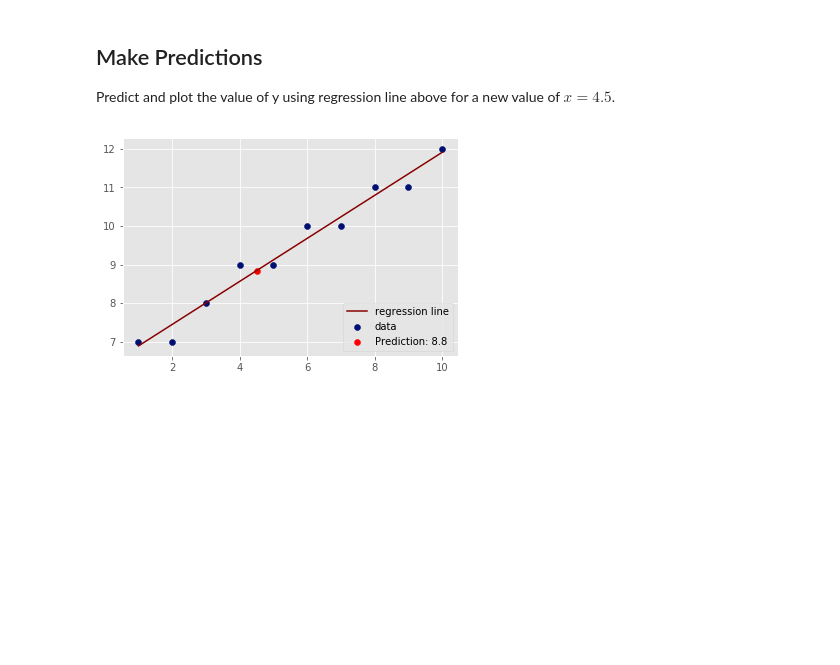
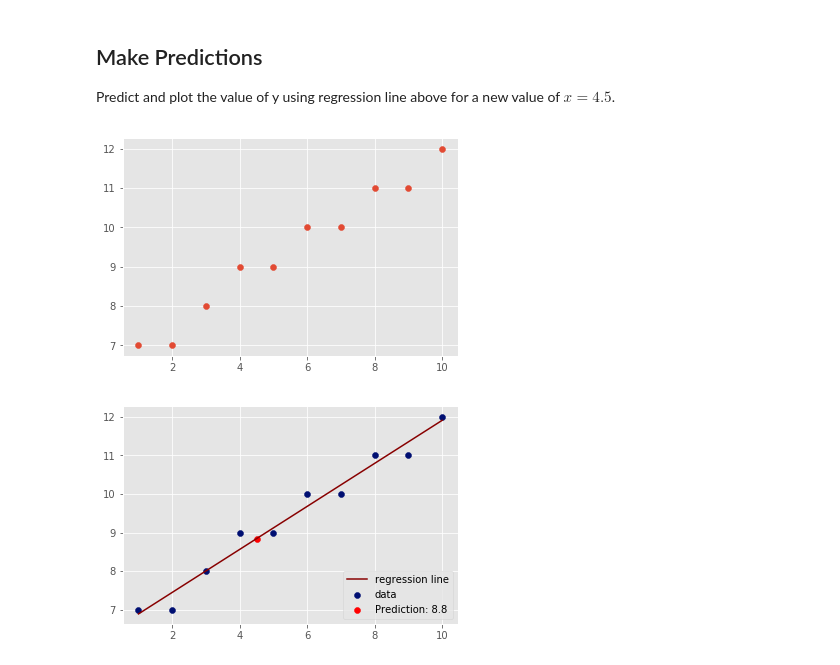
Before and after one commit to allaccountstaken/dsc-complete-regression-lab-dc-ds-060319, a Jupyter notebook: index.ipynb, the cells around one changed output. Saved outputs shown, nothing was run; the diff lists cells and outputs as text; code cells hidden in the pictures; blank space fills up the shorter version.

```diff
--- a/index.ipynb
+++ b/index.ipynb
@@ -123,12 +123,14 @@ Predict and plot the value of y using regression line above for a new value of $
 # %%
 # Make prediction using given value and visualize on the scatter plot
 x_new = 4.5
 y_new = m*x_new + c
 y_new
-plt.scatter()
+plt.scatter(X, Y)
 
 m, c = best_fit(X,Y)
 Y_pred = reg_line(m, c, X)
+# %% [output]
+[figure, added]
 # %%
 # %% [output]
 [figure]
```
